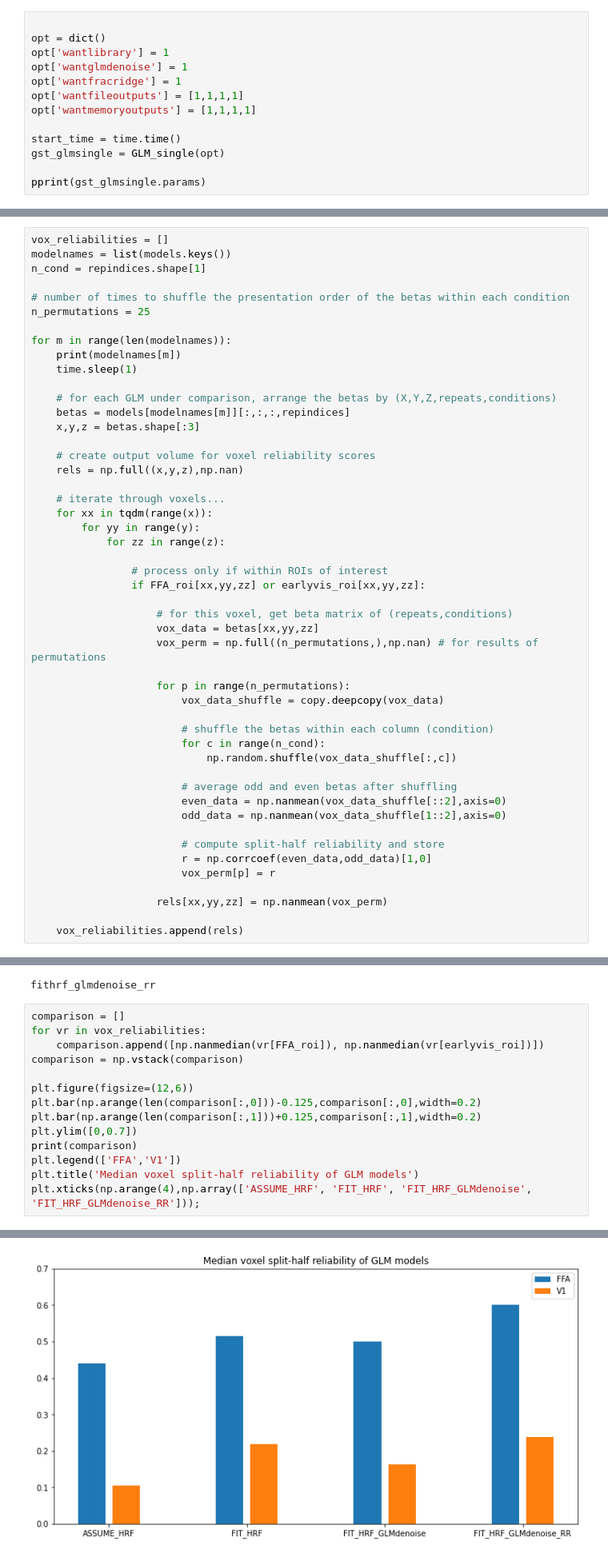
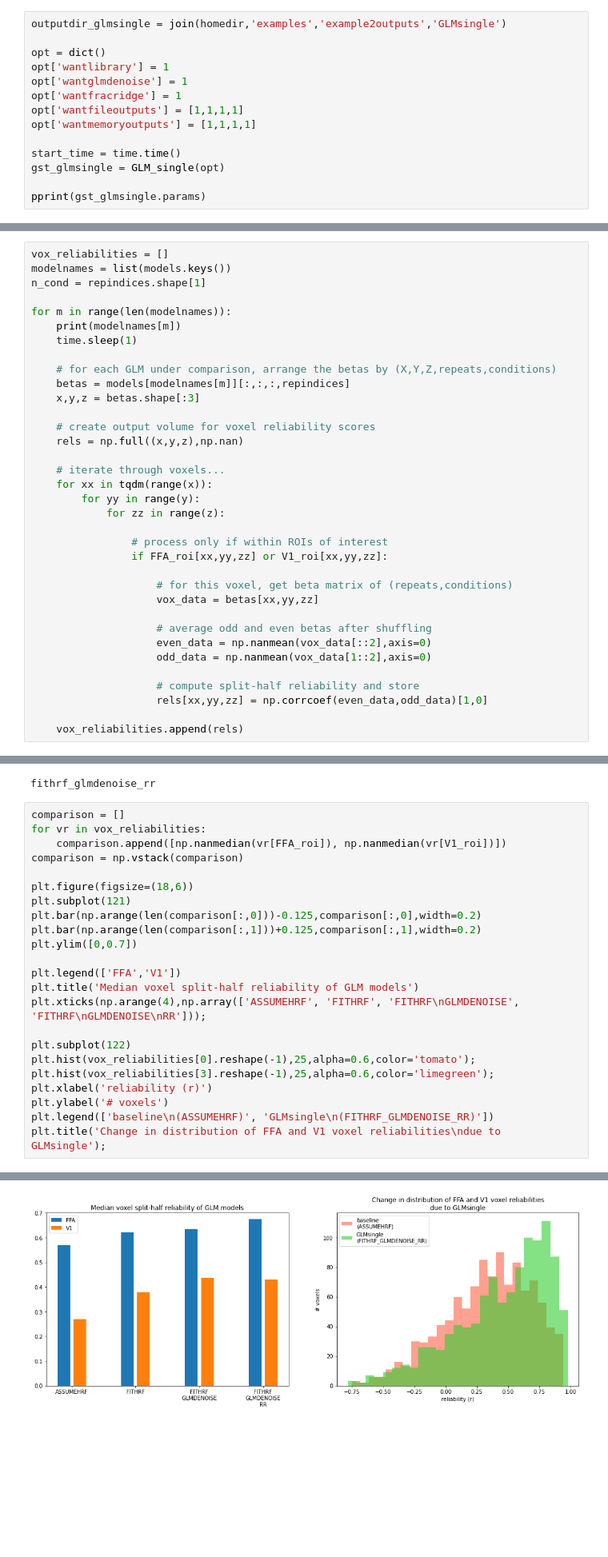
Before and after one commit to cvnlab/GLMsingle, a Jupyter notebook: examples/example2.ipynb, the cells around one changed output, grey strips where cells are left out. Shown: that part at 80% size. Saved outputs shown, nothing was run; the diff lists cells and outputs as text; blank space fills up the shorter version.

Commit message:
updated python example notebooks

```diff
--- a/examples/example2.ipynb
+++ b/examples/example2.ipynb
@@ -264,6 +263,7 @@ print(data[0].shape)
 # %% [output]
 (52, 81, 42, 234)
 # %%
+outputdir_glmsingle = join(homedir,'examples','example2outputs','GLMsingle')
 
 opt = dict()
 opt['wantlibrary'] = 1
@@ -391,9 +389,6 @@ earlyvis_roi = X['visual'].item()[0] == 1   # for V1
 vox_reliabilities = []
 modelnames = list(models.keys())
 n_cond = repindices.shape[1]
-
-# number of times to shuffle the presentation order of the betas within each condition
-n_permutations = 25
 
 for m in range(len(modelnames)):
     print(modelnames[m])
@@ -412,28 +407,17 @@ for m in range(len(modelnames)):
             for zz in range(z):
 
                 # process only if within ROIs of interest
-                if FFA_roi[xx,yy,zz] or earlyvis_roi[xx,yy,zz]:
+                if FFA_roi[xx,yy,zz] or V1_roi[xx,yy,zz]:
 
                     # for this voxel, get beta matrix of (repeats,conditions)
                     vox_data = betas[xx,yy,zz]
-                    vox_perm = np.full((n_permutations,),np.nan) # for results of permutations
 
-                    for p in range(n_permutations):
-                        vox_data_shuffle = copy.deepcopy(vox_data)
+                    # average odd and even betas after shuffling
+                    even_data = np.nanmean(vox_data[::2],axis=0)
+                    odd_data = np.nanmean(vox_data[1::2],axis=0)
 
-                        # shuffle the betas within each column (condition)
-                        for c in range(n_cond):
-                            np.random.shuffle(vox_data_shuffle[:,c])
-
-                        # average odd and even betas after shuffling
-                        even_data = np.nanmean(vox_data_shuffle[::2],axis=0)
-                        odd_data = np.nanmean(vox_data_shuffle[1::2],axis=0)
-
-                        # compute split-half reliability and store
-                        r = np.corrcoef(even_data,odd_data)[1,0]
-                        vox_perm[p] = r
-
-                    rels[xx,yy,zz] = np.nanmean(vox_perm)
+                    # compute split-half reliability and store
+                    rels[xx,yy,zz] = np.corrcoef(even_data,odd_data)[1,0]
 
     vox_reliabilities.append(rels)
 # %% [output]
@@ -444,15 +428,24 @@ fithrf_glmdenoise_rr
 # %%
 comparison = []
 for vr in vox_reliabilities:
-    comparison.append([np.nanmedian(vr[FFA_roi]), np.nanmedian(vr[earlyvis_roi])])
+    comparison.append([np.nanmedian(vr[FFA_roi]), np.nanmedian(vr[V1_roi])])
 comparison = np.vstack(comparison)
 
-plt.figure(figsize=(12,6))
+plt.figure(figsize=(18,6))
+plt.subplot(121)
 plt.bar(np.arange(len(comparison[:,0]))-0.125,comparison[:,0],width=0.2)
 plt.bar(np.arange(len(comparison[:,1]))+0.125,comparison[:,1],width=0.2)
 plt.ylim([0,0.7])
-print(comparison)
+
 plt.legend(['FFA','V1'])
 plt.title('Median voxel split-half reliability of GLM models')
-plt.xticks(np.arange(4),np.array(['ASSUME_HRF', 'FIT_HRF', 'FIT_HRF_GLMdenoise', 'FIT_HRF_GLMdenoise_RR']));
+plt.xticks(np.arange(4),np.array(['ASSUMEHRF', 'FITHRF', 'FITHRF\nGLMDENOISE', 'FITHRF\nGLMDENOISE\nRR']));
+
+plt.subplot(122)
+plt.hist(vox_reliabilities[0].reshape(-1),25,alpha=0.6,color='tomato');
+plt.hist(vox_reliabilities[3].reshape(-1),25,alpha=0.6,color='limegreen');
+plt.xlabel('reliability (r)')
+plt.ylabel('# voxels')
+plt.legend(['baseline\n(ASSUMEHRF)', 'GLMsingle\n(FITHRF_GLMDENOISE_RR)'])
+plt.title('Change in distribution of FFA and V1 voxel reliabilities\ndue to GLMsingle');
 # %% [output]
@@ -463 +452 @@ plt.xticks(np.arange(4),np.array(['ASSUME_HRF', 'FIT_HRF', 'FIT_HRF_GLMdenoise',
-[figure, old version]
+[figure, new version]
```
Also changed, not shown: parts of 16 cells of this notebook, 1 other file.
